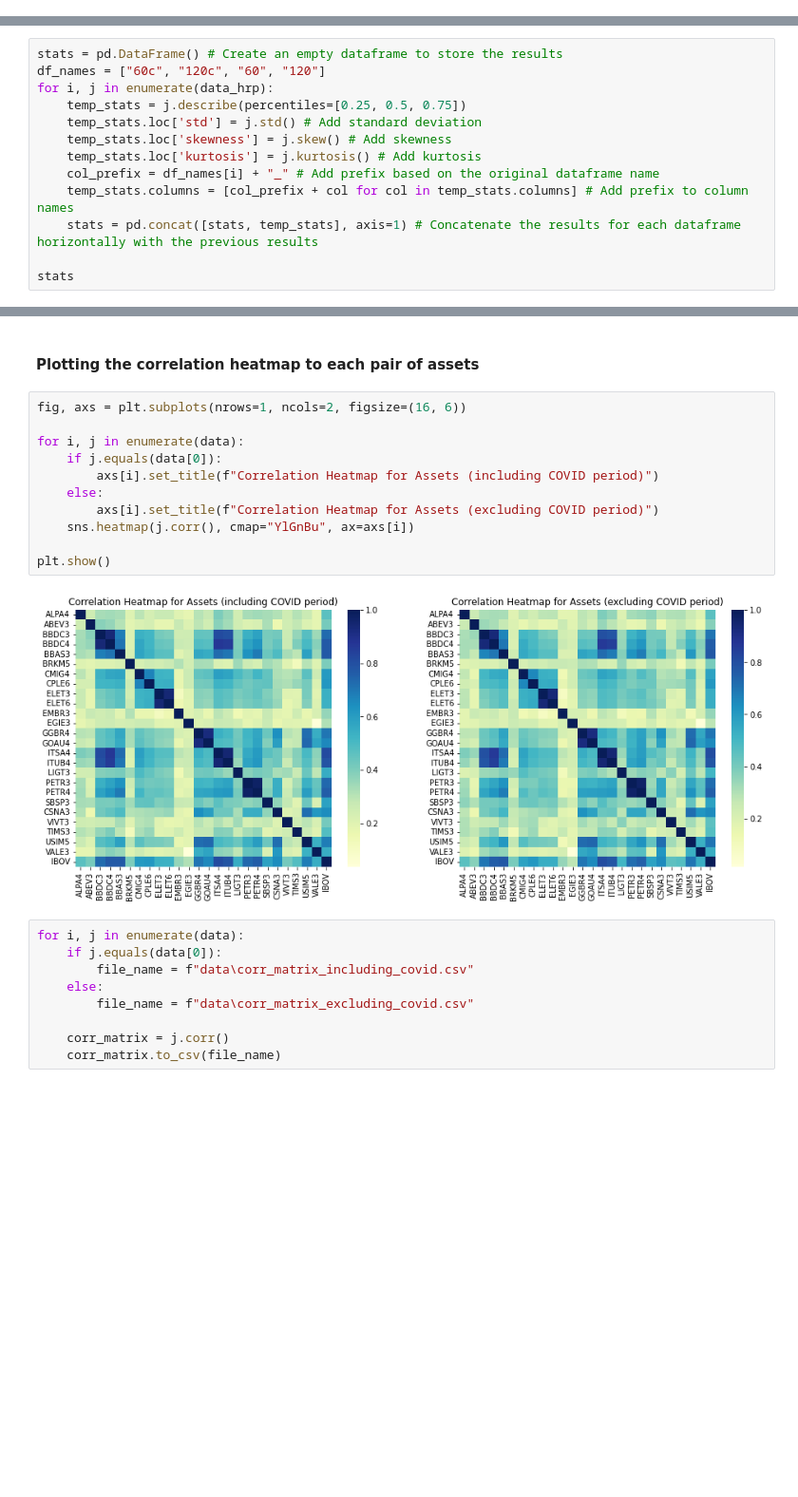
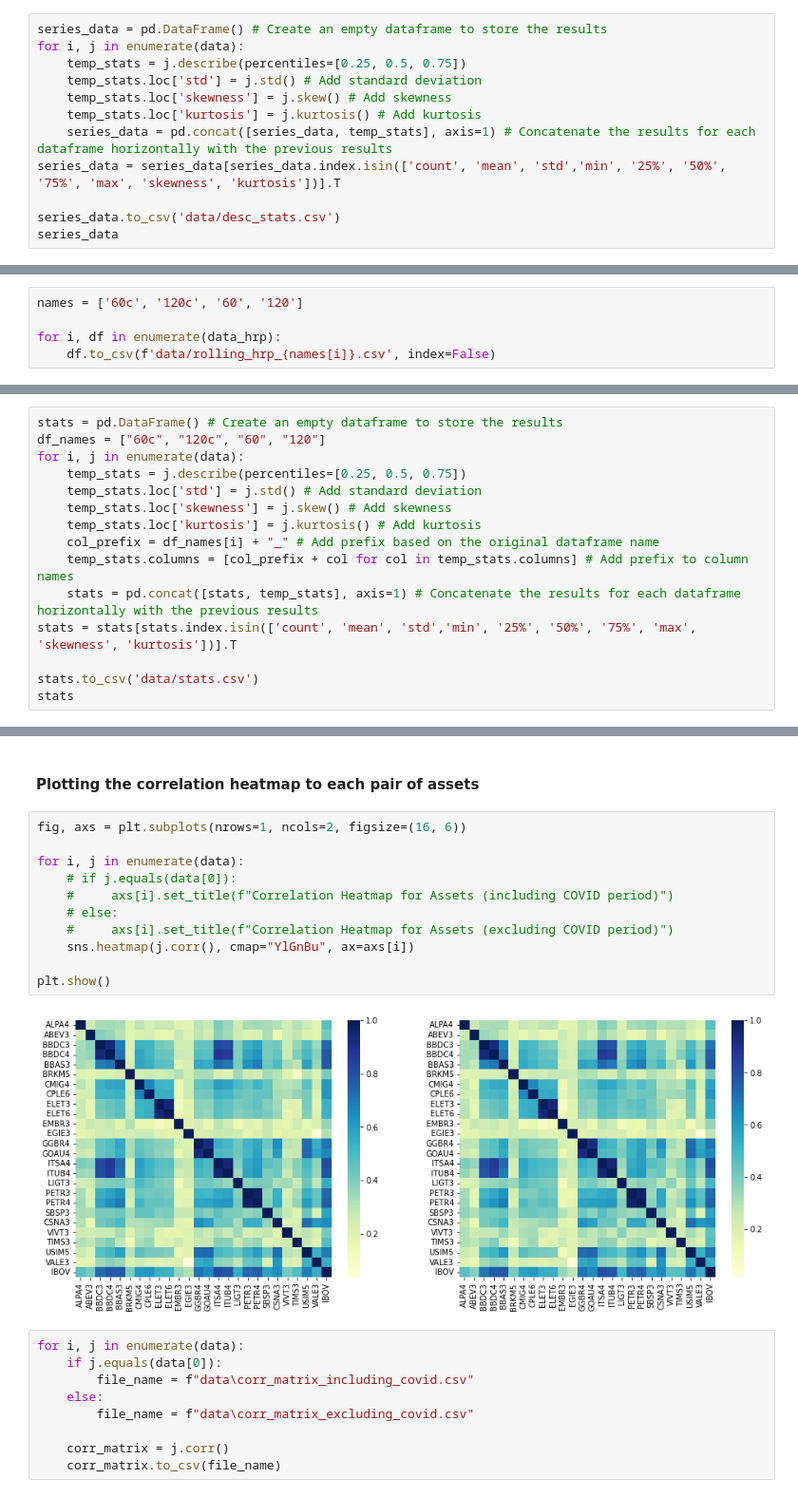
Before and after one commit to felipereis150/BrazilianHRP, a Jupyter notebook: analiysis.ipynb, the cells around one changed output, grey strips where cells are left out. Shown at 95% size. Saved outputs shown, nothing was run; the diff lists cells and outputs as text; blank space fills up the shorter version.

Commit message:
feat: time series raw data and minor corrections

```diff
--- a/analiysis.ipynb
+++ b/analiysis.ipynb
@@ -23,3 +23,15 @@ def filter_covid(df):
 
 
 data = filter_covid(df)
+# %%
+series_data = pd.DataFrame() # Create an empty dataframe to store the results
+for i, j in enumerate(data):
+    temp_stats = j.describe(percentiles=[0.25, 0.5, 0.75])
+    temp_stats.loc['std'] = j.std() # Add standard deviation
+    temp_stats.loc['skewness'] = j.skew() # Add skewness
+    temp_stats.loc['kurtosis'] = j.kurtosis() # Add kurtosis
+    series_data = pd.concat([series_data, temp_stats], axis=1) # Concatenate the results for each dataframe horizontally with the previous results
+series_data = series_data[series_data.index.isin(['count', 'mean', 'std','min', '25%', '50%', '75%', 'max', 'skewness', 'kurtosis'])].T
+
+series_data.to_csv('data/desc_stats.csv')
+series_data
@@ -61,6 +91,11 @@ data_hrp
  121 2010-02-01      -9.163332 -8.985119 -9.763109
 
  [122 rows x 4 columns]]
+# %%
+names = ['60c', '120c', '60', '120']
+
+for i, df in enumerate(data_hrp):
+    df.to_csv(f'data/rolling_hrp_{names[i]}.csv', index=False)
 # %%
 for i in data:
     weights = HRP.HRP_Portfolio(i.iloc[:, 1:], graph=True)
@@ -113,7 +148,7 @@ plt.show()
 # %%
 stats = pd.DataFrame() # Create an empty dataframe to store the results
 df_names = ["60c", "120c", "60", "120"]
-for i, j in enumerate(data_hrp):
+for i, j in enumerate(data):
     temp_stats = j.describe(percentiles=[0.25, 0.5, 0.75])
     temp_stats.loc['std'] = j.std() # Add standard deviation
     temp_stats.loc['skewness'] = j.skew() # Add skewness
@@ -121,6 +156,8 @@ for i, j in enumerate(data_hrp):
     col_prefix = df_names[i] + "_" # Add prefix based on the original dataframe name
     temp_stats.columns = [col_prefix + col for col in temp_stats.columns] # Add prefix to column names
     stats = pd.concat([stats, temp_stats], axis=1) # Concatenate the results for each dataframe horizontally with the previous results
+stats = stats[stats.index.isin(['count', 'mean', 'std','min', '25%', '50%', '75%', 'max', 'skewness', 'kurtosis'])].T
 
+stats.to_csv('data/stats.csv')
 stats
 # %% [output]
@@ -175,16 +218,16 @@ plt.show()
 # %%
 fig, axs = plt.subplots(nrows=1, ncols=2, figsize=(16, 6))
 
 for i, j in enumerate(data):
-    if j.equals(data[0]):
-        axs[i].set_title(f"Correlation Heatmap for Assets (including COVID period)")
-    else:
-        axs[i].set_title(f"Correlation Heatmap for Assets (excluding COVID period)")
+    # if j.equals(data[0]):
+    #     axs[i].set_title(f"Correlation Heatmap for Assets (including COVID period)")
+    # else:
+    #     axs[i].set_title(f"Correlation Heatmap for Assets (excluding COVID period)")
     sns.heatmap(j.corr(), cmap="YlGnBu", ax=axs[i])
 
 plt.show()
 # %% [output]
-[figure, old version]
+[figure, new version]
 # %%
 for i, j in enumerate(data):
     if j.equals(data[0]):
```
Also changed, not shown: parts of 2 cells of this notebook, 6 other files.
